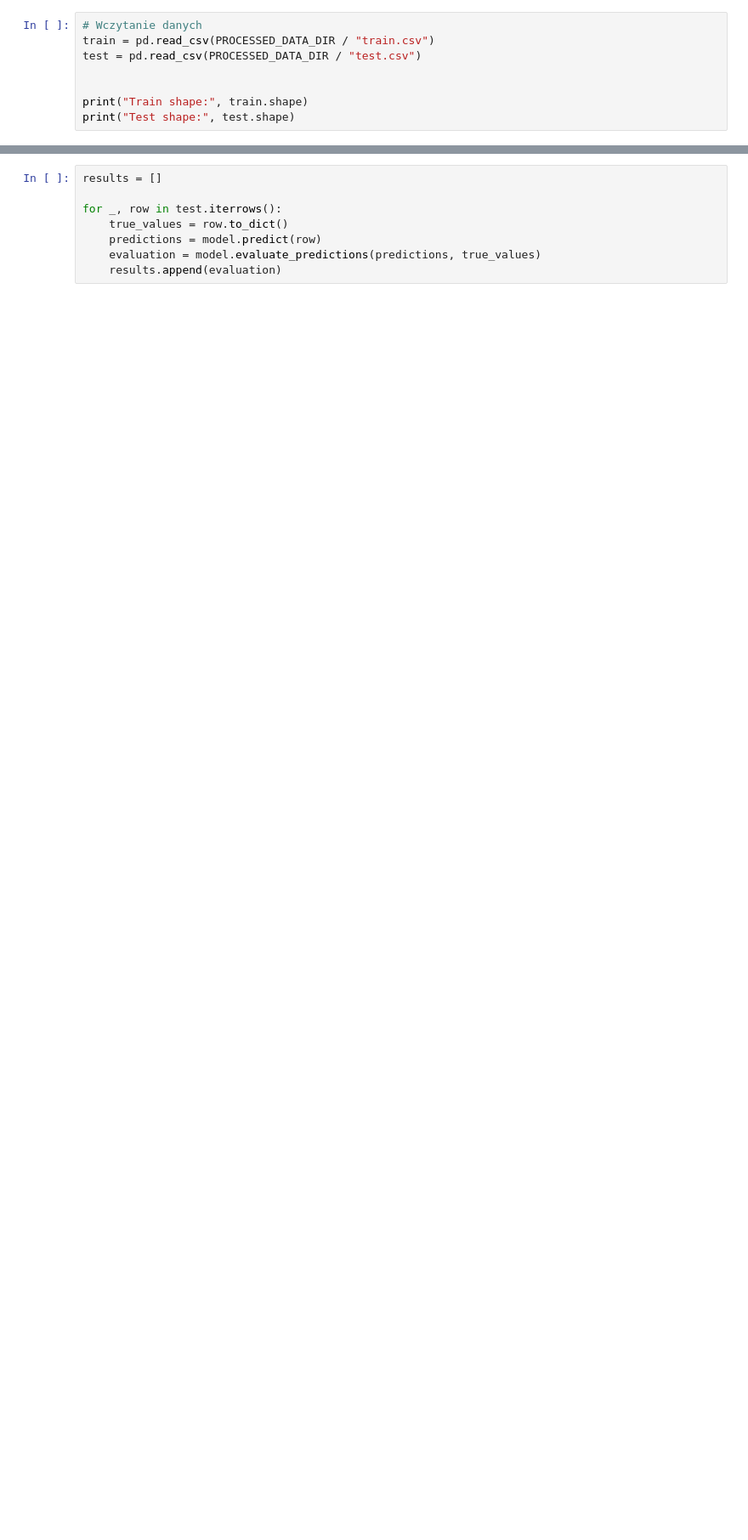
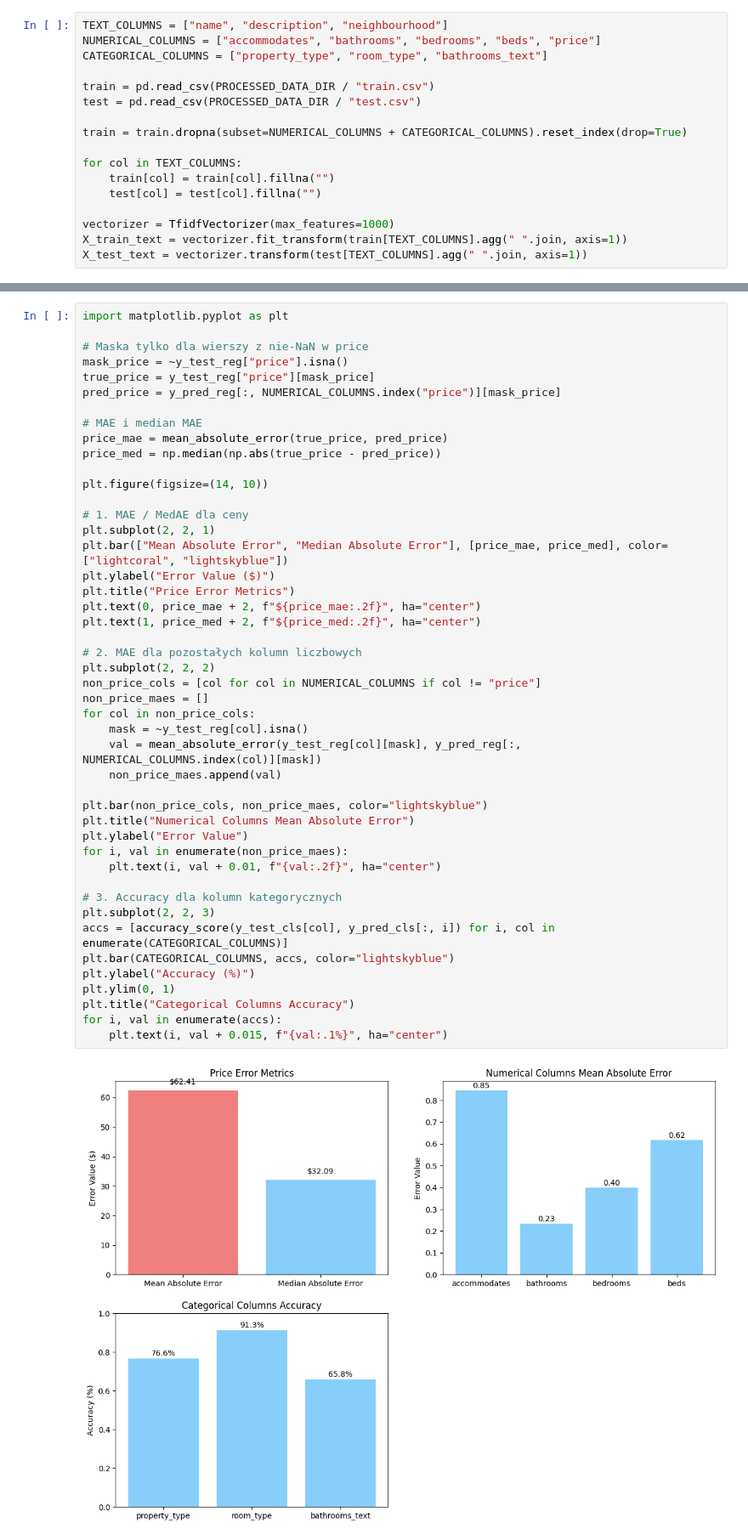
Before and after one commit to msadlej/Nocarz, a Jupyter notebook: notebooks/advanced_model.ipynb, the cells around one changed output, grey strips where cells are left out. Shown: that part at 85% size. Cells and saved outputs as stored; diff of their text form; blank space fills up the shorter version.

Commit message:
advanced model

```diff
--- a/notebooks/advanced_model.ipynb
+++ b/notebooks/advanced_model.ipynb
@@ -10,8 +14,17 @@ CATEGORICAL_COLUMNS = ['property_type', 'room_type', 'bathrooms_text']
 # %%
-# Wczytanie danych
+TEXT_COLUMNS = ["name", "description", "neighbourhood"]
+NUMERICAL_COLUMNS = ["accommodates", "bathrooms", "bedrooms", "beds", "price"]
+CATEGORICAL_COLUMNS = ["property_type", "room_type", "bathrooms_text"]
+
 train = pd.read_csv(PROCESSED_DATA_DIR / "train.csv")
 test = pd.read_csv(PROCESSED_DATA_DIR / "test.csv")
 
+train = train.dropna(subset=NUMERICAL_COLUMNS + CATEGORICAL_COLUMNS).reset_index(drop=True)
 
-print("Train shape:", train.shape)
-print("Test shape:", test.shape)
+for col in TEXT_COLUMNS:
+    train[col] = train[col].fillna("")
+    test[col] = test[col].fillna("")
+
+vectorizer = TfidfVectorizer(max_features=1000)
+X_train_text = vectorizer.fit_transform(train[TEXT_COLUMNS].agg(" ".join, axis=1))
+X_test_text = vectorizer.transform(test[TEXT_COLUMNS].agg(" ".join, axis=1))
@@ -28,8 +98,48 @@ model.load(MODELS_DIR / "advanced_model.pkl")
 # %%
-results = []
+import matplotlib.pyplot as plt
 
-for _, row in test.iterrows():
-    true_values = row.to_dict()
-    predictions = model.predict(row)
-    evaluation = model.evaluate_predictions(predictions, true_values)
-    results.append(evaluation)
+# Maska tylko dla wierszy z nie-NaN w price
+mask_price = ~y_test_reg["price"].isna()
+true_price = y_test_reg["price"][mask_price]
+pred_price = y_pred_reg[:, NUMERICAL_COLUMNS.index("price")][mask_price]
+
+# MAE i median MAE
+price_mae = mean_absolute_error(true_price, pred_price)
+price_med = np.median(np.abs(true_price - pred_price))
+
+plt.figure(figsize=(14, 10))
+
+# 1. MAE / MedAE dla ceny
+plt.subplot(2, 2, 1)
+plt.bar(["Mean Absolute Error", "Median Absolute Error"], [price_mae, price_med], color=["lightcoral", "lightskyblue"])
+plt.ylabel("Error Value ($)")
+plt.title("Price Error Metrics")
+plt.text(0, price_mae + 2, f"${price_mae:.2f}", ha="center")
+plt.text(1, price_med + 2, f"${price_med:.2f}", ha="center")
+
+# 2. MAE dla pozostałych kolumn liczbowych
+plt.subplot(2, 2, 2)
+non_price_cols = [col for col in NUMERICAL_COLUMNS if col != "price"]
+non_price_maes = []
+for col in non_price_cols:
+    mask = ~y_test_reg[col].isna()
+    val = mean_absolute_error(y_test_reg[col][mask], y_pred_reg[:, NUMERICAL_COLUMNS.index(col)][mask])
+    non_price_maes.append(val)
+
+plt.bar(non_price_cols, non_price_maes, color="lightskyblue")
+plt.title("Numerical Columns Mean Absolute Error")
+plt.ylabel("Error Value")
+for i, val in enumerate(non_price_maes):
+    plt.text(i, val + 0.01, f"{val:.2f}", ha="center")
+
+# 3. Accuracy dla kolumn kategorycznych
+plt.subplot(2, 2, 3)
+accs = [accuracy_score(y_test_cls[col], y_pred_cls[:, i]) for i, col in enumerate(CATEGORICAL_COLUMNS)]
+plt.bar(CATEGORICAL_COLUMNS, accs, color="lightskyblue")
+plt.ylabel("Accuracy (%)")
+plt.ylim(0, 1)
+plt.title("Categorical Columns Accuracy")
+for i, val in enumerate(accs):
+    plt.text(i, val + 0.015, f"{val:.1%}", ha="center")
+# %% [output]
+[figure, added]
```
Also changed, not shown: parts of 7 cells of this notebook, 9 other files.
